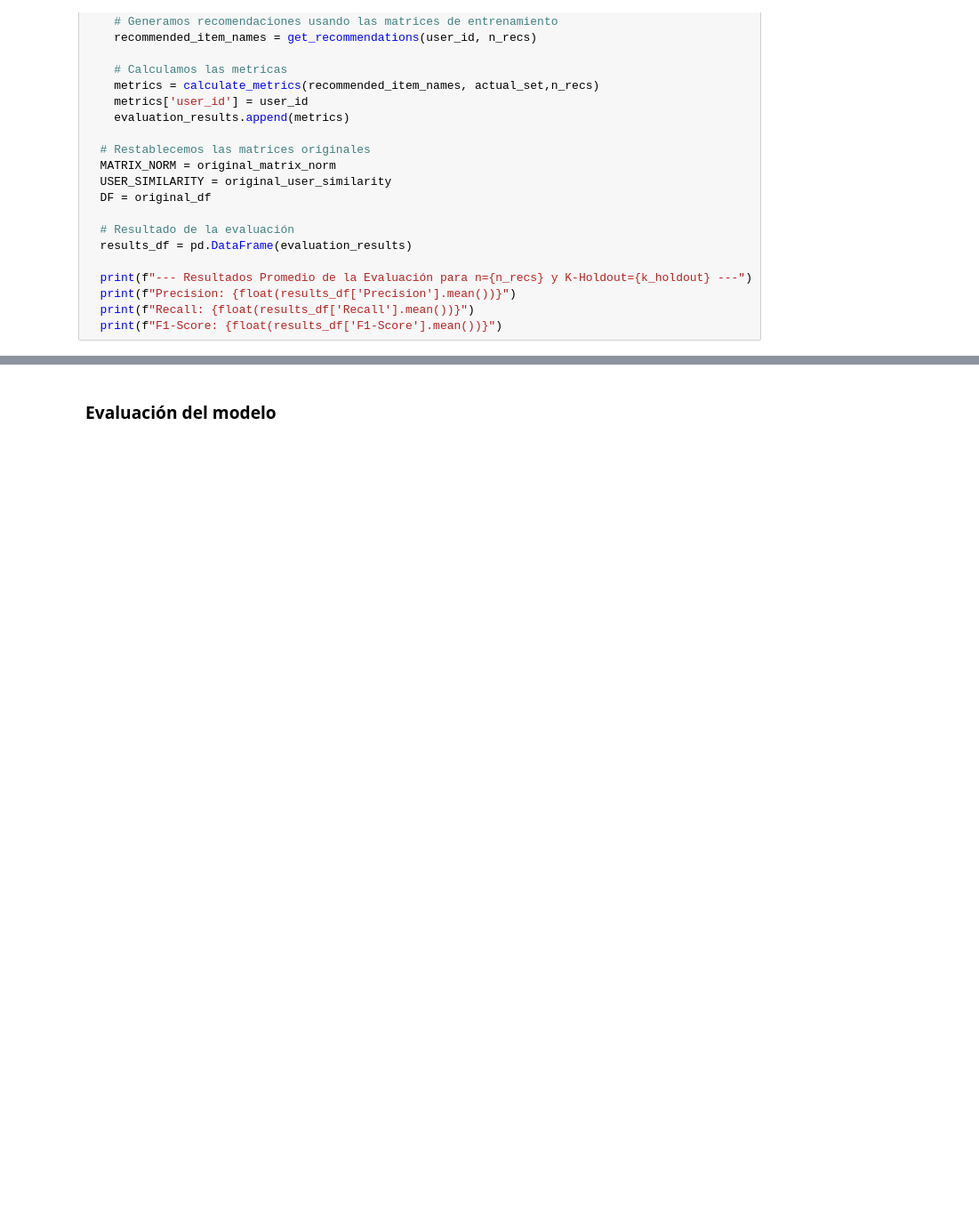
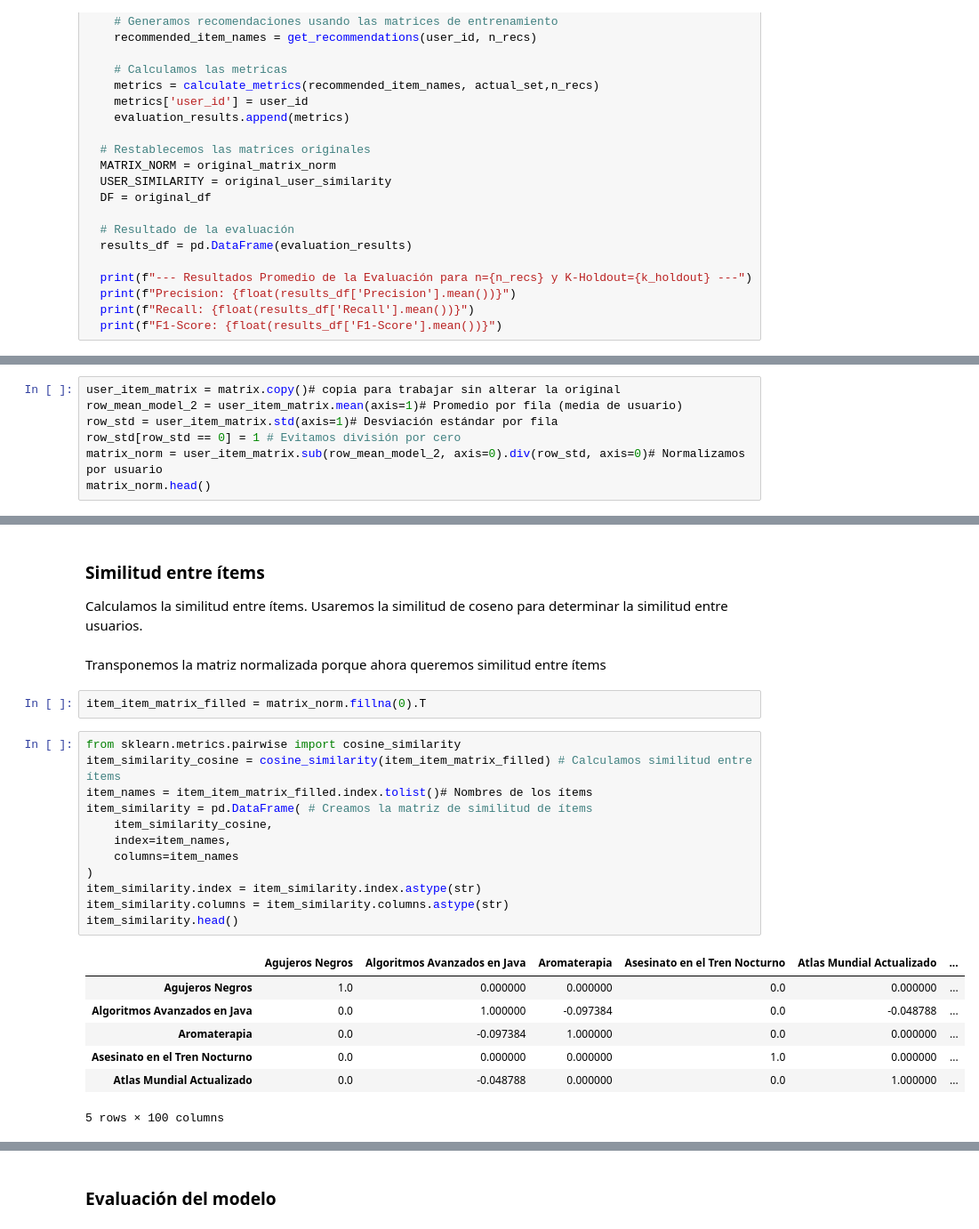
Before and after one commit to EmmaDavezac/Sistema-Recomendador-Ciencia-De-Datos, a Jupyter notebook: Desarrollo CRISP-DM.ipynb, the cells around one changed output, grey strips where cells are left out. Shown: that part at 89% size. Cells and saved outputs as stored; diff of their text form; blank space fills up the shorter version.

```diff
--- a/Desarrollo CRISP-DM.ipynb
+++ b/Desarrollo CRISP-DM.ipynb
@@ -1109,0 +987,7 @@ def evaluate_model( n_recs=10, k_holdout=1):
+# %%
+user_item_matrix = matrix.copy()# copia para trabajar sin alterar la original
+row_mean_model_2 = user_item_matrix.mean(axis=1)# Promedio por fila (media de usuario)
+row_std = user_item_matrix.std(axis=1)# Desviación estándar por fila
+row_std[row_std == 0] = 1 # Evitamos división por cero
+matrix_norm = user_item_matrix.sub(row_mean_model_2, axis=0).div(row_std, axis=0)# Normalizamos por usuario
+matrix_norm.head()
@@ -1109,0 +1003,28 @@ def evaluate_model( n_recs=10, k_holdout=1):
+# %% [markdown]
+### Similitud entre ítems
+Calculamos la similitud entre ítems.
+Usaremos la similitud de coseno para determinar la similitud entre usuarios.
+# %% [markdown]
+Transponemos la matriz normalizada porque ahora queremos similitud entre ítems
+# %%
+item_item_matrix_filled = matrix_norm.fillna(0).T
+# %%
+from sklearn.metrics.pairwise import cosine_similarity
+item_similarity_cosine = cosine_similarity(item_item_matrix_filled) # Calculamos similitud entre ítems
+item_names = item_item_matrix_filled.index.tolist()# Nombres de los ítems
+item_similarity = pd.DataFrame( # Creamos la matriz de similitud de ítems
+    item_similarity_cosine,
+    index=item_names,
+    columns=item_names
+)
+item_similarity.index = item_similarity.index.astype(str)
+item_similarity.columns = item_similarity.columns.astype(str)
+item_similarity.head()
+# %% [output]
+|  | Agujeros Negros | Algoritmos Avanzados en Java | Aromaterapia | Asesinato en el Tren Nocturno | Atlas Mundial Actualizado | ... |
+| Agujeros Negros | 1.0 | 0.000000 | 0.000000 | 0.0 | 0.000000 | ... |
+| Algoritmos Avanzados en Java | 0.0 | 1.000000 | -0.097384 | 0.0 | -0.048788 | ... |
+| Aromaterapia | 0.0 | -0.097384 | 1.000000 | 0.0 | 0.000000 | ... |
+| Asesinato en el Tren Nocturno | 0.0 | 0.000000 | 0.000000 | 1.0 | 0.000000 | ... |
+| Atlas Mundial Actualizado | 0.0 | -0.048788 | 0.000000 | 0.0 | 1.000000 | ... |
+5 rows × 100 columns
```
Also changed, not shown: parts of 66 cells of this notebook.
